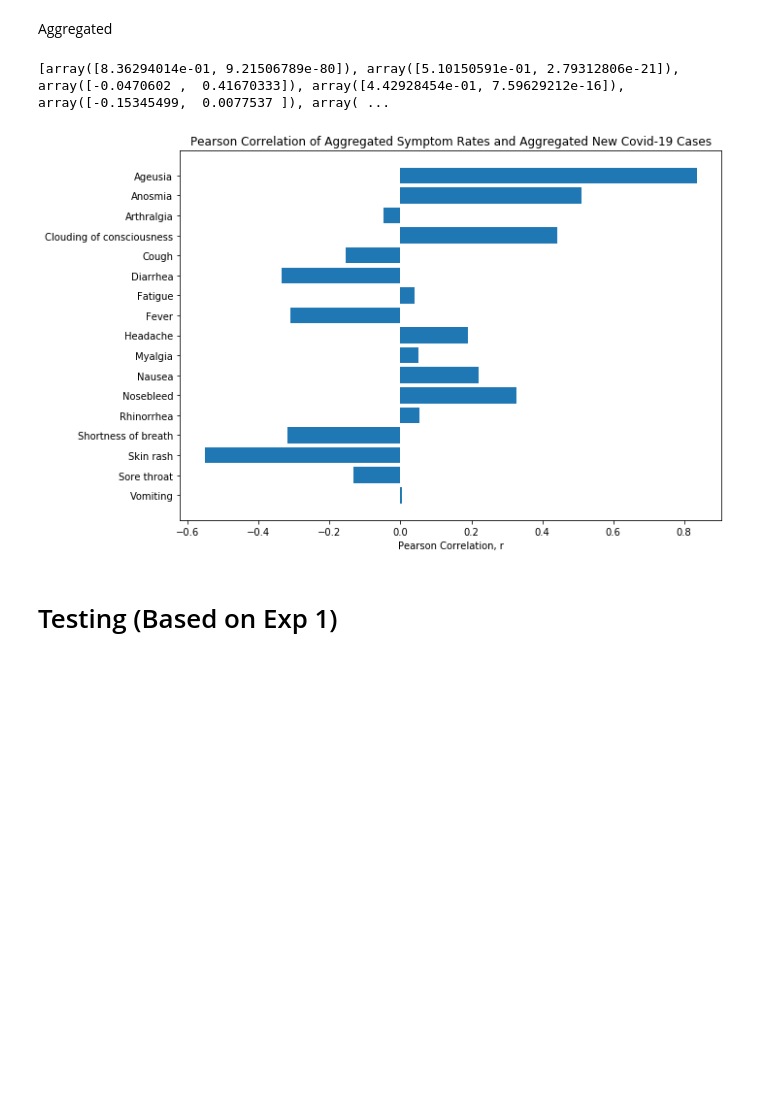
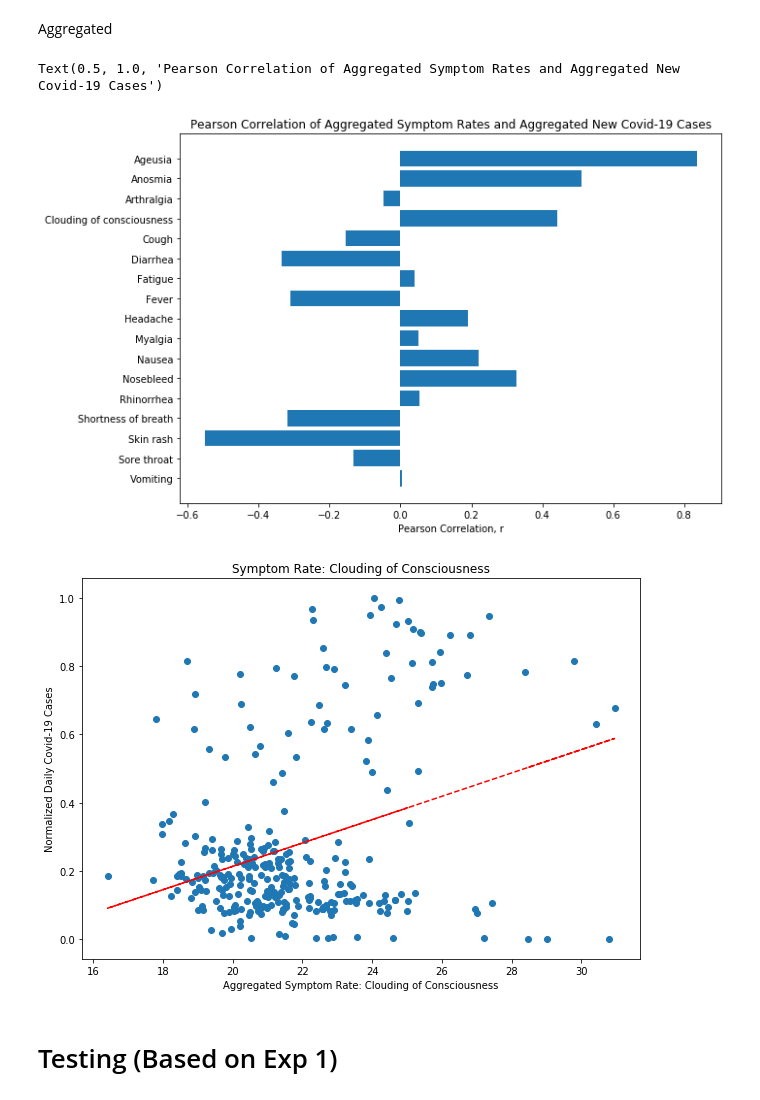
Before and after one commit to nadhirahrafidz/fyp, a Jupyter notebook: main.ipynb, the cells around one changed output. Drawn from its saved outputs; the diff is of its cells as text; code cells hidden in the pictures; blank space fills up the shorter version.

```diff
--- a/main.ipynb
+++ b/main.ipynb
@@ -697,10 +804,22 @@ ax.set_yticklabels([s[8:] for s in SYMP_LIST])
 ax.invert_yaxis()  # labels read top-to-bottom
 ax.set_xlabel('Pearson Correlation, r')
 ax.set_title('Pearson Correlation of Aggregated Symptom Rates and Aggregated New Covid-19 Cases')
-print(corr_agg)
 # %% [output]
-[array([8.36294014e-01, 9.21506789e-80]), array([5.10150591e-01, 2.79312806e-21]), array([-0.0470602 ,  0.41670333]), array([4.42928454e-01, 7.59629212e-16]), array([-0.15345499,  0.0077537 ]), array( ...
+Text(0.5, 1.0, 'Pearson Correlation of Aggregated Symptom Rates and Aggregated New Covid-19 Cases')
 [figure]
+# %%
+fig, ax = plt.subplots(figsize=(10,7))
+x = symptoms_aggregated[-6]
+ax.scatter(x, normalised_cases)
+ax.set_xlabel('Aggregated Symptom Rate: Clouding of Consciousness')
+ax.set_ylabel('Normalized Daily Covid-19 Cases')
+ax.set_title('Symptom Rate: Clouding of Consciousness')
+z = np.polyfit(x, normalised_cases, 1)
+p = np.poly1d(z)
+plt.plot(x,p(x),"r--")
+plt.show()
+# %% [output]
+[figure, added]
 # %% [markdown]
 # Testing (Based on Exp 1)
 # %% [markdown]
```
Also changed, not shown: parts of 10 cells of this notebook, 14 other files.
